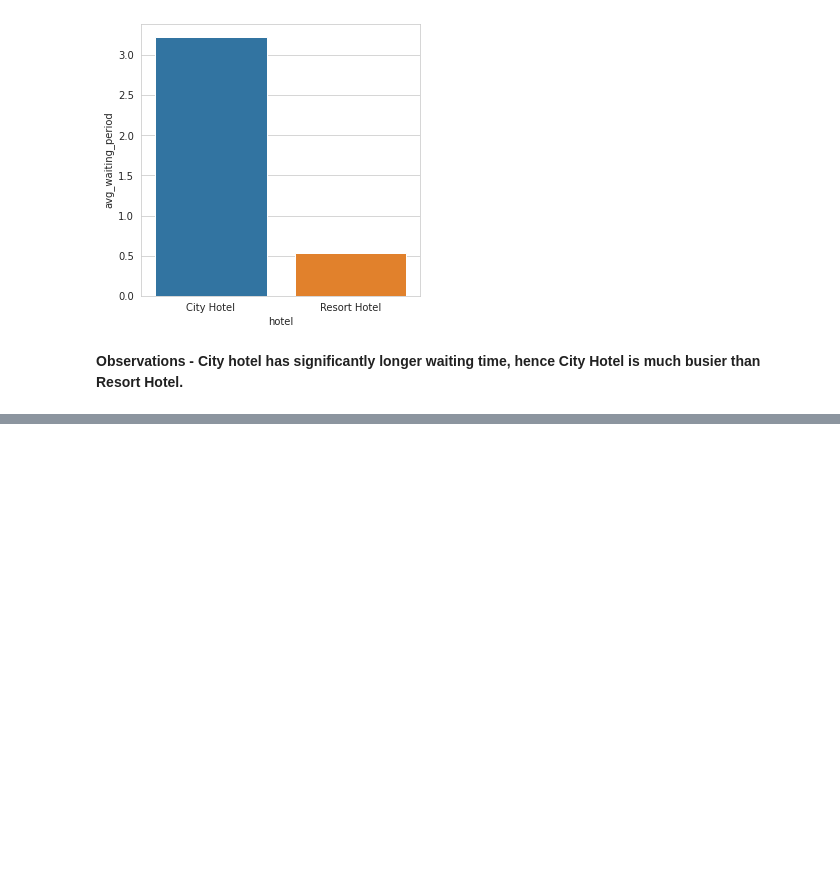
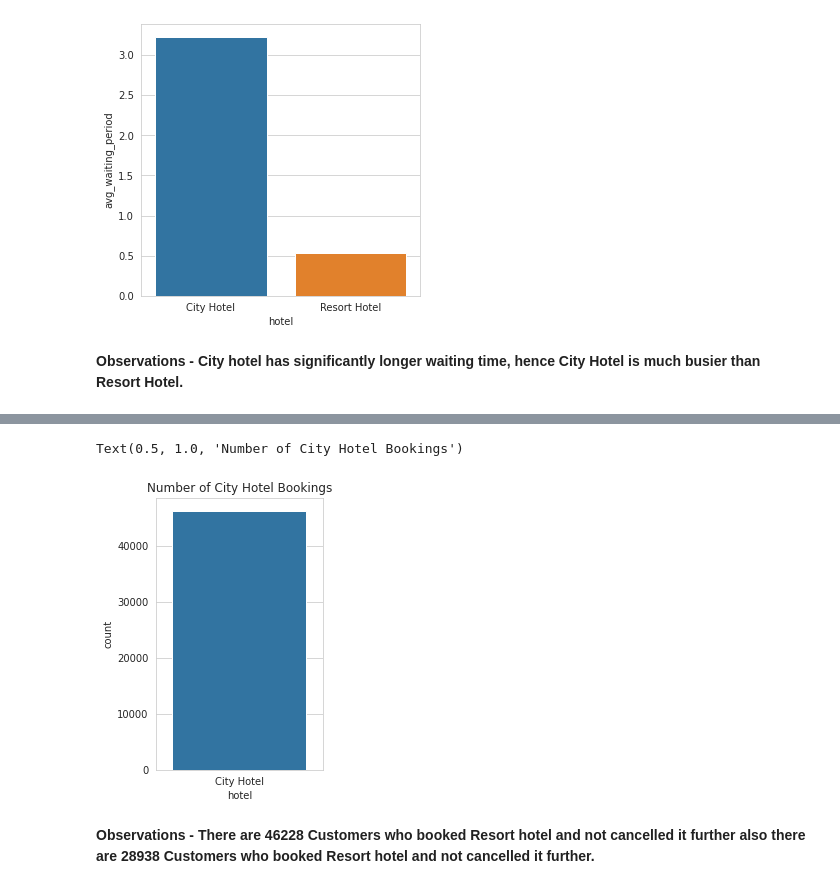
Before and after one commit to 1991Ab/Capstone-Project-1-Hotel-Booking-Analysis, a Jupyter notebook: Hotel_Booking_Analysis_EDA_Team_notebook.ipynb, the cells around one changed output, grey strips where cells are left out. Saved outputs shown, nothing was run; the diff lists cells and outputs as text; code cells hidden in the pictures; blank space fills up the shorter version.

```diff
--- a/Hotel_Booking_Analysis_EDA_Team_notebook.ipynb
+++ b/Hotel_Booking_Analysis_EDA_Team_notebook.ipynb
@@ -518,0 +535,2 @@ plt.show()
+# %%
+city_booking = df[(df['hotel'] == 'City Hotel') & (df['is_canceled'] == 0)]
@@ -518,0 +541,10 @@ plt.show()
+# %%
+sns.set_style('whitegrid')
+plt.rcParams['font.size'] = 10
+plt.rcParams['figure.figsize'] = (3,5)
+sns.countplot(x = city_booking['hotel']).set_title("Number of City Hotel Bookings")
+# %% [output]
+Text(0.5, 1.0, 'Number of City Hotel Bookings')
+[figure, added]
+# %% [markdown]
+**Observations - There are 46228 Customers who booked Resort hotel and not cancelled it further also there are 28938 Customers who booked Resort hotel and not cancelled it further.**
```
Also changed, not shown: parts of 5 cells of this notebook.
